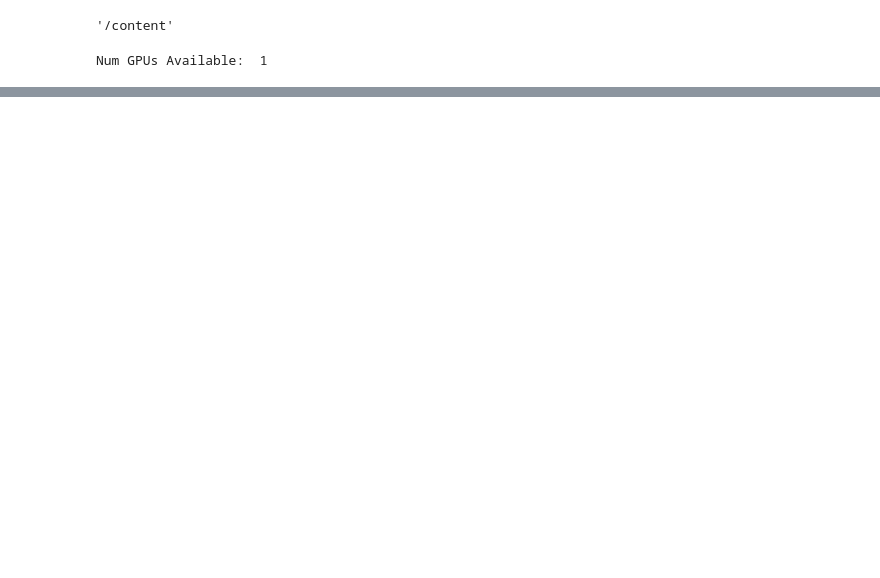
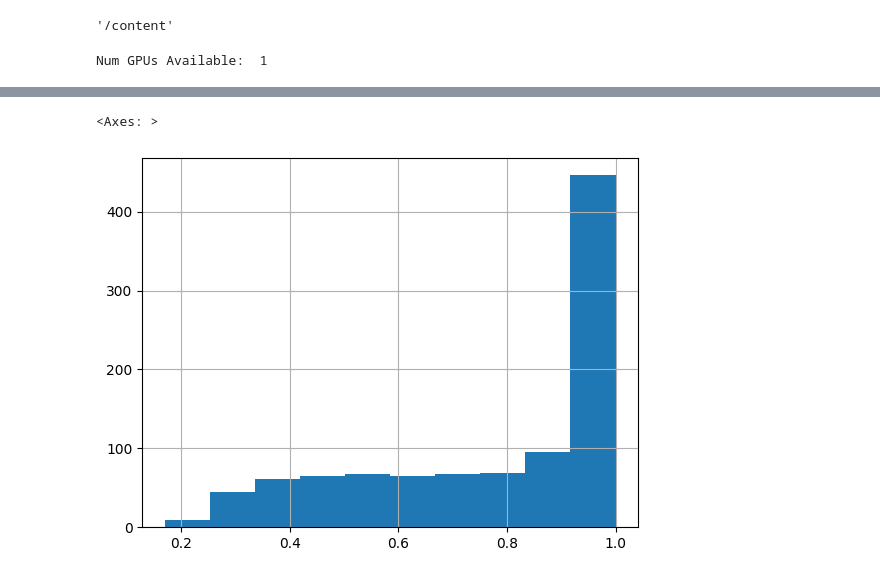
Before and after one commit to tolikshus/concept-drift, a Jupyter notebook: notebooks/concept-drift-transfer.ipynb, the cells around one changed output, grey strips where cells are left out. Cells and saved outputs as stored; diff of their text form; code cells hidden in the pictures; blank space fills up the shorter version.

```diff
--- a/notebooks/concept-drift-transfer.ipynb
+++ b/notebooks/concept-drift-transfer.ipynb
@@ -35,32 +36,43 @@ print("Num GPUs Available: ", len(tf.config.list_physical_devices('GPU')))
 # %% [output]
 Num GPUs Available:  1
 # %%
-model_path=f'{data_path}/models/cnn_lstm_cache.keras'
+model_path=f'{data_path}/models/cnn_lstm.keras'
 le_dir=f'{data_path}/models/label_encoder_100.pkl'
-model0 = tf.keras.models.load_model(model_path,)
+model0 = tf.keras.models.load_model(model_path)
 with open(le_dir, 'rb') as f:
     le = pickle.load(f)
 # %%
 ordered_paths=get_data_paths_ordered(data_path)
+# %%
+batch=256
+max_epochs=30
+num_of_classes=100
+n_incremental_samples_per_website=10
 # %%
-batch=256
-max_epochs=10
-n_incremental_samples_per_website=10
-
 results={}
 for path in tqdm(ordered_paths):
     curr_date_i=path.stem
     train_path_i = (path/'train.h5').as_posix()
     test_path_i = (path/'test.h5').as_posix()
-    train_i=prepare_hdf5_data(train_path_i,le,batch_size=batch,n_samples=n_incremental_samples_per_website,sample_validation=-1,verbose=0)['data']
+    X_train_i, y_train_i = load_hdf5_data(train_path_i,le,n_samples=n_incremental_samples_per_website)
+    train_i = prepare_hdf5_data(X_train_i, y_train_i, batch_size=batch, sample_validation=-1,shuffle=True)['data']
     model_i=clone_model(model0)
     model_i.set_weights(model0.get_weights())
     model_i.compile(optimizer=tf.keras.optimizers.Adam(learning_rate=1e-5),loss='categorical_crossentropy',  metrics=['accuracy'])
     model_i.fit(train_i,epochs=max_epochs,verbose=0)
-    pred_i=predict_on_hdf5(test_path_i,model_i,le,batch_size=32)
-    with h5py.File(test_path_i, 'r') as hdf:
-      y_testi = le.transform((hdf[f'site_name'][:]).reshape(-1,1)).toarray()
-    acci=(y_testi.argmax(axis=1)==pred_i.argmax(axis=1)).mean()
-    results.update({curr_date_i:acci})
-    print(f'accuracy: {acci}')
+
+    X_test_i, y_test_i = load_hdf5_data(test_path_i,le)
+    test_datasets_i = prepare_hdf5_data(X_test_i, y_test_i, batch_size=batch, sample_validation=-1,shuffle=False)['data']
+    all_predictions = []
+    all_true_labels = []
+    for features, labels in test_datasets_i:
+        batch_predictions = model_i.predict_on_batch(features)
+        all_predictions.append(batch_predictions)
+        all_true_labels.append(labels.numpy())
+
+    pred_i = np.concatenate(all_predictions, axis=0)
+    y_test_aligned = np.concatenate(all_true_labels, axis=0)
+    acci=(pred_i.argmax(axis=1)==y_test_aligned.argmax(axis=1)).mean()
+    results.update({curr_date_i: {'accuracy': acci}})
+    print(f'Date: {curr_date_i}, Accuracy: {acci}')
 # %% [output]
@@ -145,0 +203,5 @@ results
+# %%
+pd.Series(pred_i.max(axis=1)).hist()
+# %% [output]
+<Axes: >
+[figure, added]
```
Also changed, not shown: parts of 10 cells of this notebook, 8 other files.
